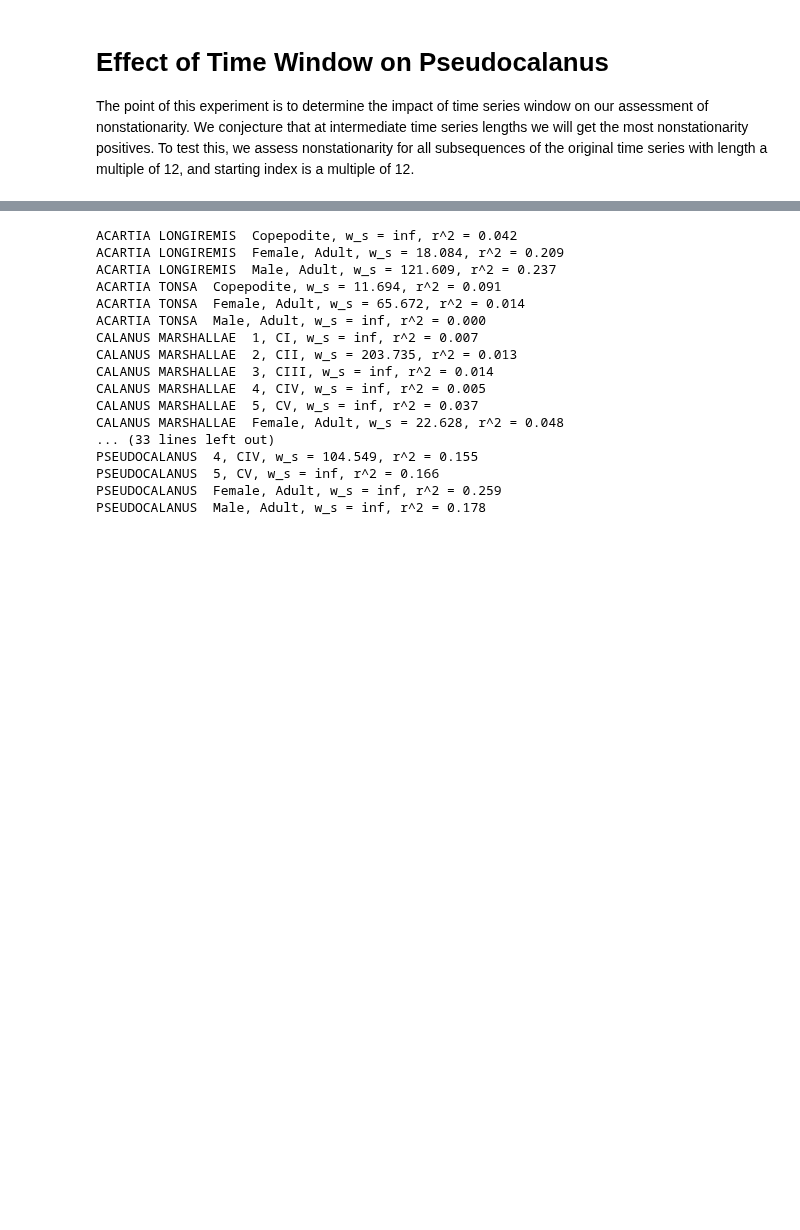
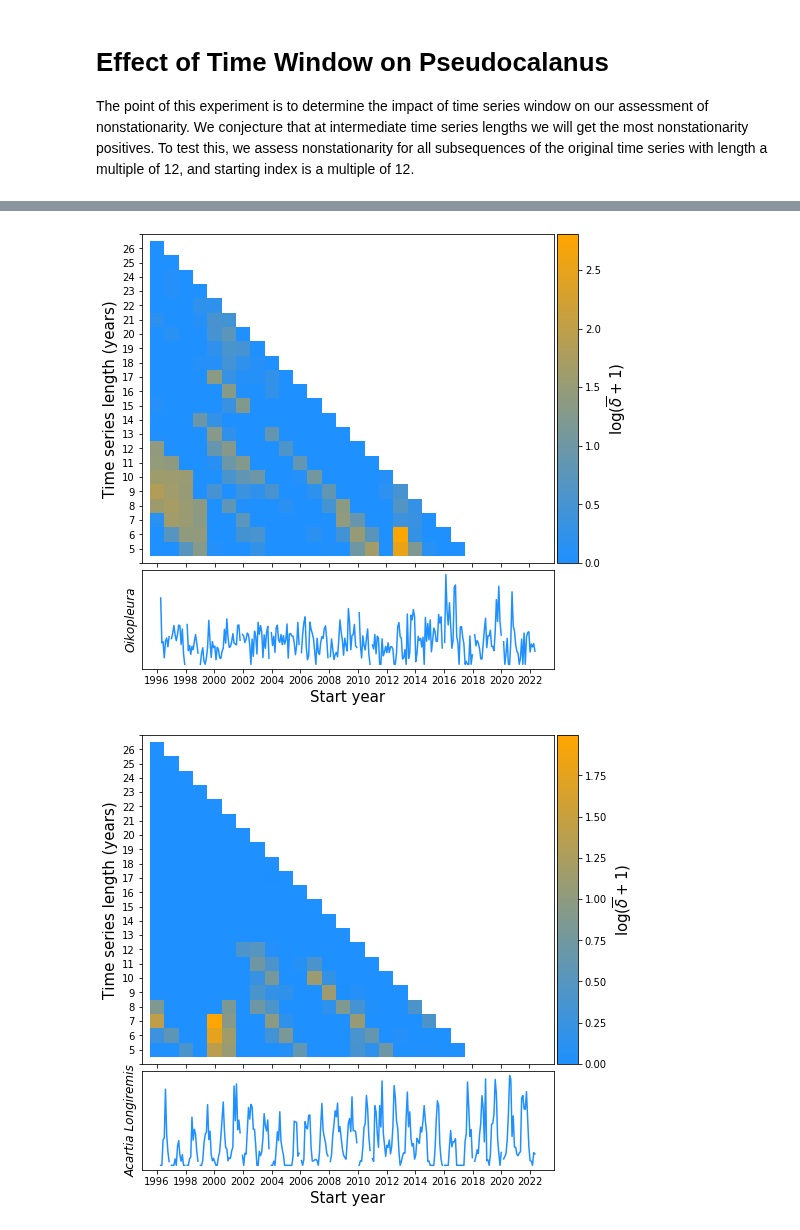
Before and after one commit to kenflat2/NS-Map, a Jupyter notebook: jupyter_notebooks/Newport Data Analysis.ipynb, the cells around one changed output, grey strips where cells are left out. Drawn from its saved outputs; the diff is of its cells as text; code cells hidden in the pictures; blank space fills up the shorter version.

Commit message:
All Newport and Baltic Sea supplemental series now generate correctly

```diff
--- a/jupyter_notebooks/Newport Data Analysis.ipynb
+++ b/jupyter_notebooks/Newport Data Analysis.ipynb
@@ -288,8 +177,0 @@ species_ordered_by_abundance[:4]
-# %%
-for index in range(4):
-    species = species_ordered_by_abundance[:4][index]
-    species_label = ['Pseudocalanus', 'Oikopleura', 'Acartia Longiremis', 'Paracalanus Parvus']
-
-    results = np.loadtxt(f"{species}_time_window.csv", delimiter=",")
-
-    print(f"{species} r^2 = {results[-1,4]}")
@@ -301,9 +177,0 @@ PARACALANUS PARVUS r^2 = 0.39792
-# %%
-#### Pseudocalanus
-
-index = 0
-species = species_ordered_by_abundance[:4][index]
-species_label = [r'Pseudocalanus', r'Oikopleura', r'Acartia $longiremis$', r'Paracalanus $parvus$']
-
-ts = standardize(np.sqrt(get_species_aggregate_series(species)))
-plotTS(ts)
@@ -335,4 +255,0 @@ for length in lengths:
-# %%
-# np.savetxt("pseudocalanus_time_window.csv",results, fmt="%i,%i,%0.5f,%0.5f,%0.5f")
-# results = np.loadtxt("PARACALANUS PARVUS_time_window.csv", delimiter=",")
-results = np.loadtxt(f"{species}_time_window.csv", delimiter=",")
@@ -550,21 +261,15 @@ newport_species_fg = np.loadtxt("newport_species_fg.txt", delimiter=";", dtype=s
-# %%
-for species, genus, w_s, r_sqrd in np.hstack([newport_species_fg, newport_w_s_r2]):
-    print(f"{species} {genus}, w_s = {float(w_s):.3f}, r^2 = {float(r_sqrd):.3f}")
-# %% [output]
-ACARTIA LONGIREMIS  Copepodite, w_s = inf, r^2 = 0.042
-ACARTIA LONGIREMIS  Female, Adult, w_s = 18.084, r^2 = 0.209
-ACARTIA LONGIREMIS  Male, Adult, w_s = 121.609, r^2 = 0.237
-ACARTIA TONSA  Copepodite, w_s = 11.694, r^2 = 0.091
-ACARTIA TONSA  Female, Adult, w_s = 65.672, r^2 = 0.014
-ACARTIA TONSA  Male, Adult, w_s = inf, r^2 = 0.000
-CALANUS MARSHALLAE  1, CI, w_s = inf, r^2 = 0.007
-CALANUS MARSHALLAE  2, CII, w_s = 203.735, r^2 = 0.013
-CALANUS MARSHALLAE  3, CIII, w_s = inf, r^2 = 0.014
-CALANUS MARSHALLAE  4, CIV, w_s = inf, r^2 = 0.005
-CALANUS MARSHALLAE  5, CV, w_s = inf, r^2 = 0.037
-CALANUS MARSHALLAE  Female, Adult, w_s = 22.628, r^2 = 0.048
-... (33 lines left out)
-PSEUDOCALANUS  4, CIV, w_s = 104.549, r^2 = 0.155
-PSEUDOCALANUS  5, CV, w_s = inf, r^2 = 0.166
-PSEUDOCALANUS  Female, Adult, w_s = inf, r^2 = 0.259
-PSEUDOCALANUS  Male, Adult, w_s = inf, r^2 = 0.178
+# %%
+# Produce the plots for each series
+for index, species in zip([1,2,3], species_ordered_by_abundance[1:4]):
+    fig, ax = plt.subplots(1,figsize=(8,8))
+    species_list = ['Pseudocalanus', 'Oikopleura', 'Acartia Longiremis', 'Paracalanus Parvus']
+
+    results = np.loadtxt(f"../results/newport_multiwindow/{species}_time_window.csv", delimiter=",")
+    lengths = np.unique(results[:,0])
+
+    ts = ns.standardize(np.sqrt(get_species_aggregate_series(species)))
+    nonstationarityHeatMap = makeHeatMapNewport(results)
+    makeFigureNewport(nonstationarityHeatMap, ts, species_list[index], ax)
+# %% [output]
+[figure, added]
+[figure, added]
```
Also changed, not shown: parts of 38 cells of this notebook, 34 other files.
